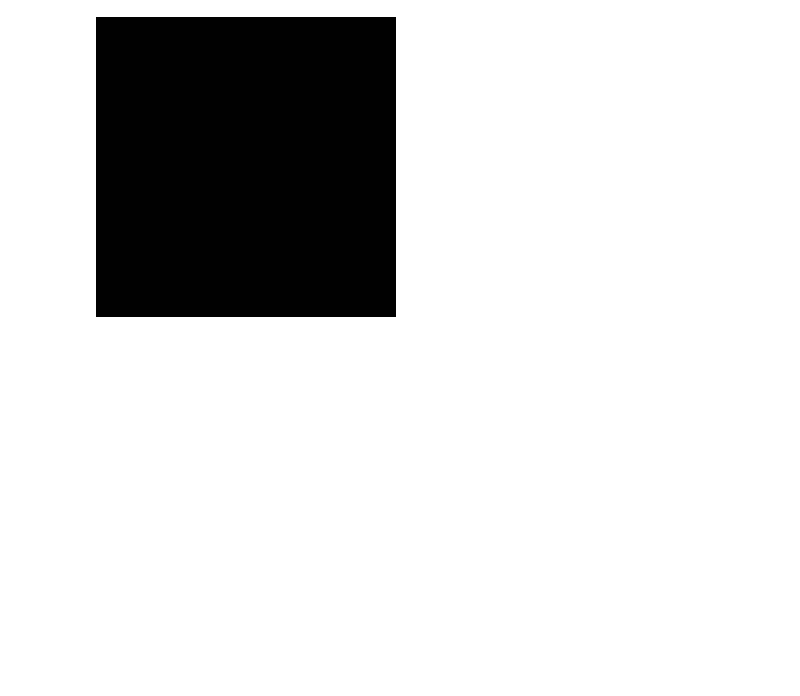
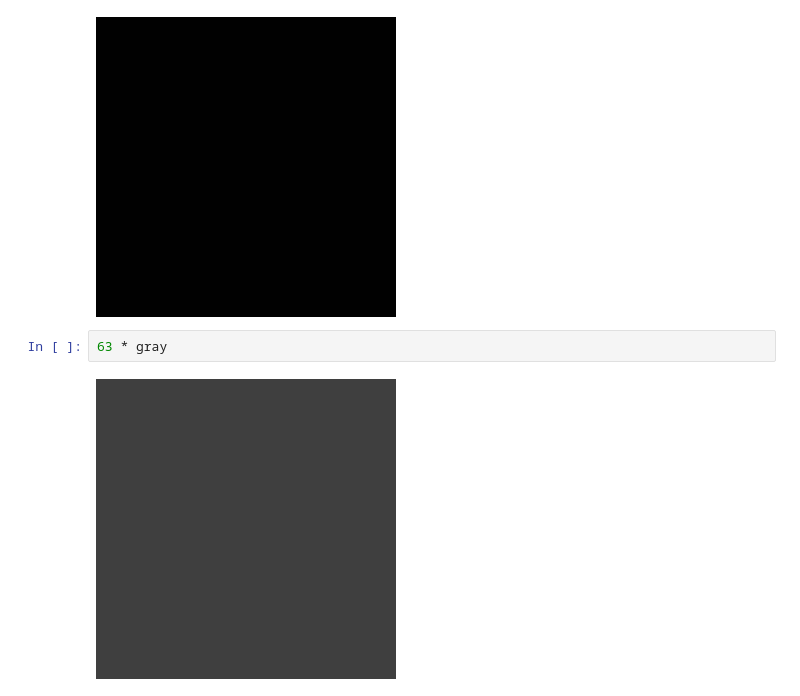
Before and after one commit to saradhimpardha/math_for_programmers, a Jupyter notebook: chapter_06/chapter_06_exercise.ipynb, the cells around one changed output. Cells and saved outputs as stored; diff of their text form; blank space fills up the shorter version.

```diff
--- a/chapter_06/chapter_06_exercise.ipynb
+++ b/chapter_06/chapter_06_exercise.ipynb
@@ -1268,3 +1273,7 @@ gray = ImageVector([(1,1,1) for _ in range(0,300*300)])
 gray
 # %% [output]
 [figure]
+# %%
+63 * gray
+# %% [output]
+[figure, added]
```
Also changed, not shown: parts of 34 cells of this notebook.
